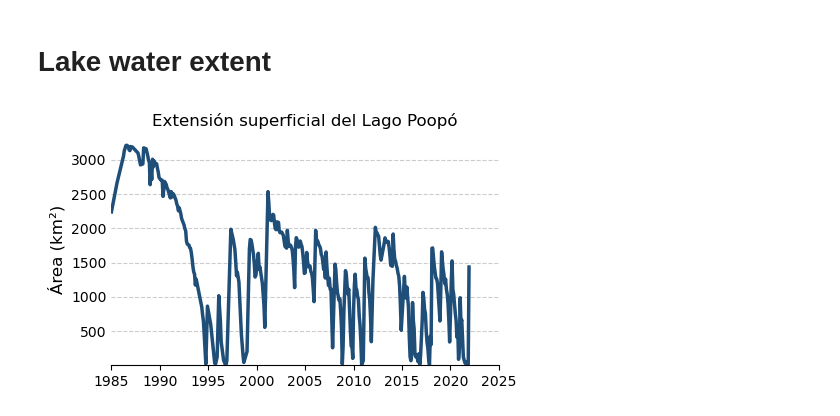
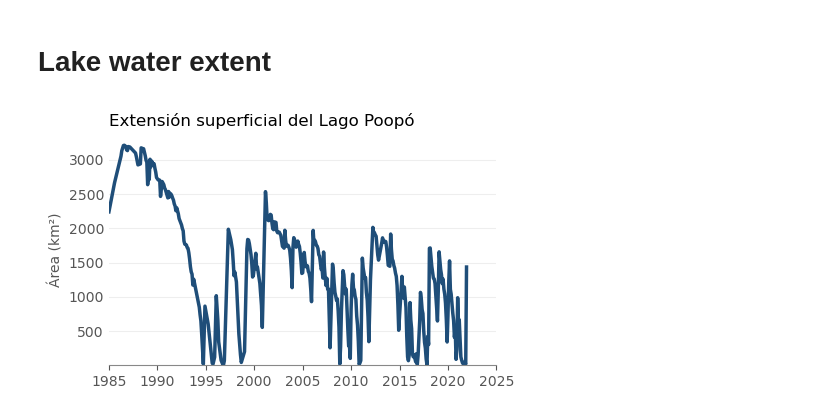
Before and after one commit to nayuAlv/Lake_Poopo, a Jupyter notebook: lake_analysis_jrc.ipynb, the cells around one changed output. Saved outputs shown, nothing was run; the diff lists cells and outputs as text; code cells hidden in the pictures.

Commit message:
Clean jrc notebook

```diff
--- a/lake_analysis_jrc.ipynb
+++ b/lake_analysis_jrc.ipynb
@@ -53,45 +53,45 @@ Loaded 454 cached observations from /Users/nayualv/Desktop/Github_projects/Urus_
 # %%
 
 path_root = Path.cwd()
 
 jrc_df = pd.read_csv(lwe_jrc_path)
 jrc_df["date"] = pd.to_datetime(jrc_df["date"])
 
 total_area_km2 = jrc_df["valid_area_km2"].max()
 #The percentage of the image box that has been observed
 jrc_df["coverage"] = jrc_df["valid_area_km2"] / total_area_km2 * 100
-# I require at least 80%
+# I require at least 80% coverage
 clean_df = jrc_df[jrc_df["coverage"]>= 80].copy()
+clean_df.to_csv("data_jrc/processed/area_lake_80%_coverage.csv", index=False)
 
 fig, ax1 = plt.subplots(figsize=(5, 3))
 
 ax1.plot(clean_df['date'], clean_df["water_area_km2"],linewidth =2.5, color="#1f4e79")
-ax1.set_ylabel(f"Área (km²)", fontsize=12)
+
+ax1.set_title("Extensión superficial del Lago Poopó",loc="left")
+ax1.set_ylabel(f"Área (km²)",fontsize=10, fontweight="medium", color="#555")
+
 ax1.set_xlim(dt.datetime(1985, 1, 1),dt.datetime(2025, 1, 1) )
-ax1.xaxis.set_major_locator(mdates.YearLocator(base=5))
-#ax1.xaxis.set_minor_locator(mdates.YearLocator(base=1))
-ax1.xaxis.set_major_formatter(mdates.DateFormatter("%Y"))
 ax1.tick_params(axis='both', labelsize=10)
 ax1.tick_params(axis='y', length=0)
+ax1.tick_params(colors="#555")
 ax1.set_yticks([500, 1000, 1500, 2000,2500,3000])
 ax1.set_ylim(bottom=0)
 
-ax1.grid(
-    axis='y',
-    linestyle='--',
-    linewidth=0.8,
-    color='gray',
-    alpha=0.4
-)
+ax1.xaxis.set_major_locator(mdates.YearLocator(base=5))
+ax1.xaxis.set_major_formatter(mdates.DateFormatter("%Y"))
+ax1.yaxis.grid(True, color="#eee", linewidth=0.8)
+ax1.set_axisbelow(True)
 
 ax1.spines['top'].set_visible(False)
 ax1.spines['right'].set_visible(False)
 ax1.spines['left'].set_alpha(0)
-ax1.spines['bottom'].set_alpha(1)
+ax1.spines["bottom"].set_color("#888")
 
-ax1.set_title("Extensión superficial del Lago Poopó")
+
 path_to_save = path_root / "figures" / "Poopo_lwe_1984-2021.png"
-plt.savefig(path_to_save, transparent = True)
+plt.savefig(path_to_save, transparent = True,dpi=300,
+    bbox_inches="tight")
 plt.show()
 # %% [output]
-[figure, old version]
+[figure, new version]
```
Also changed, not shown: 6 other files.
